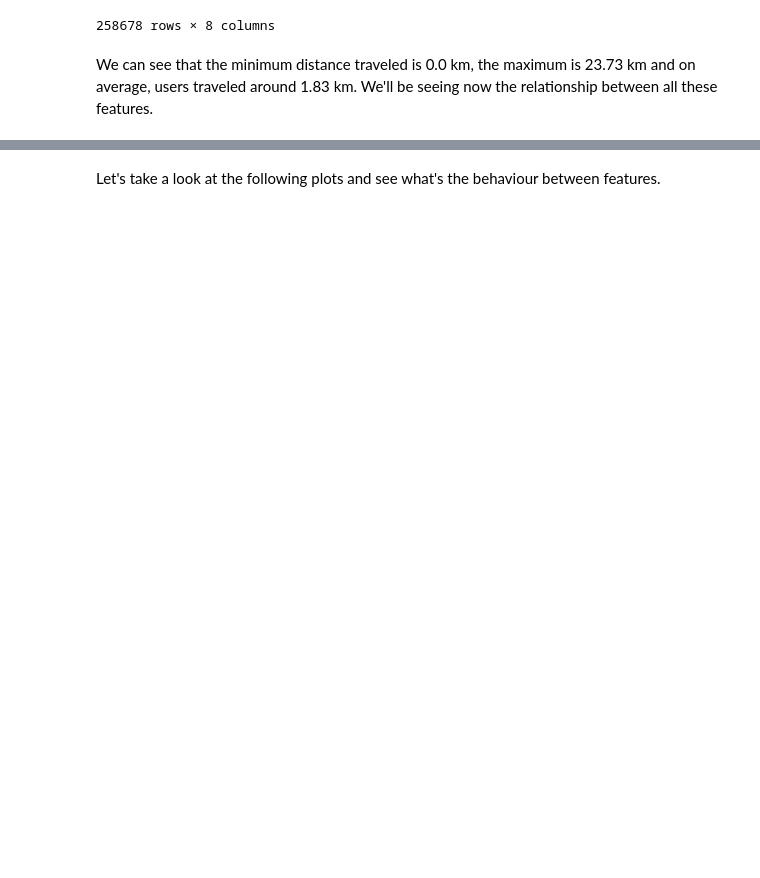
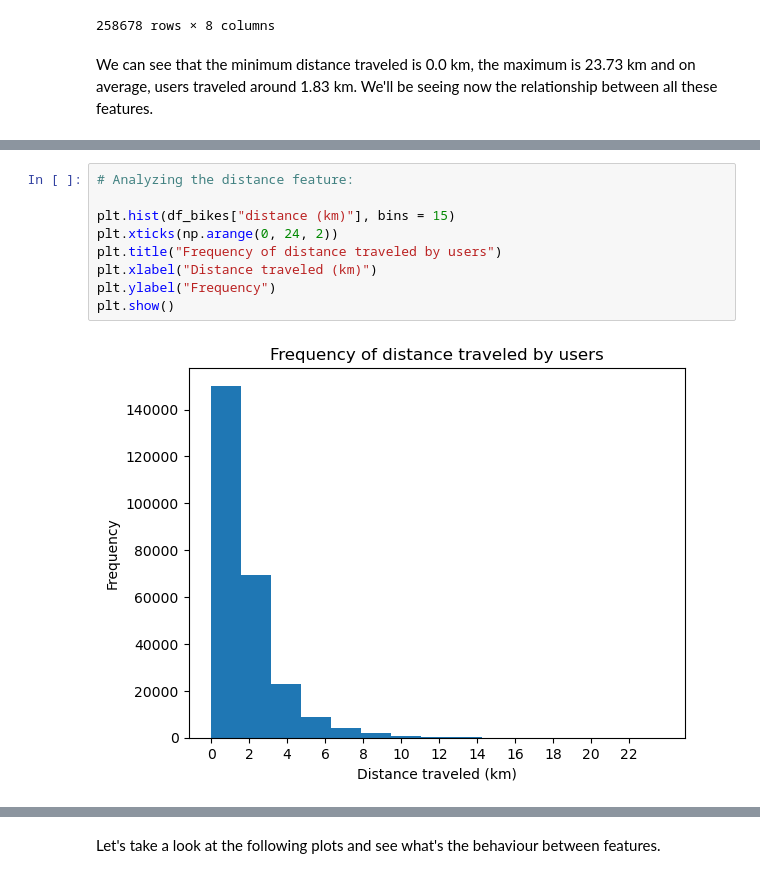
Before and after one commit to Lau397/Case_Study_Bike-Share, a Jupyter notebook: DA_Cyclistic.ipynb, the cells around one changed output, grey strips where cells are left out. Cells and saved outputs as stored; diff of their text form; blank space fills up the shorter version.

```diff
--- a/DA_Cyclistic.ipynb
+++ b/DA_Cyclistic.ipynb
@@ -328,0 +317,11 @@ df_bikes
+# %%
+# Analyzing the distance feature:
+
+plt.hist(df_bikes["distance (km)"], bins = 15)
+plt.xticks(np.arange(0, 24, 2))
+plt.title("Frequency of distance traveled by users")
+plt.xlabel("Distance traveled (km)")
+plt.ylabel("Frequency")
+plt.show()
+# %% [output]
+[figure, added]
```
Also changed, not shown: parts of 29 cells of this notebook.
